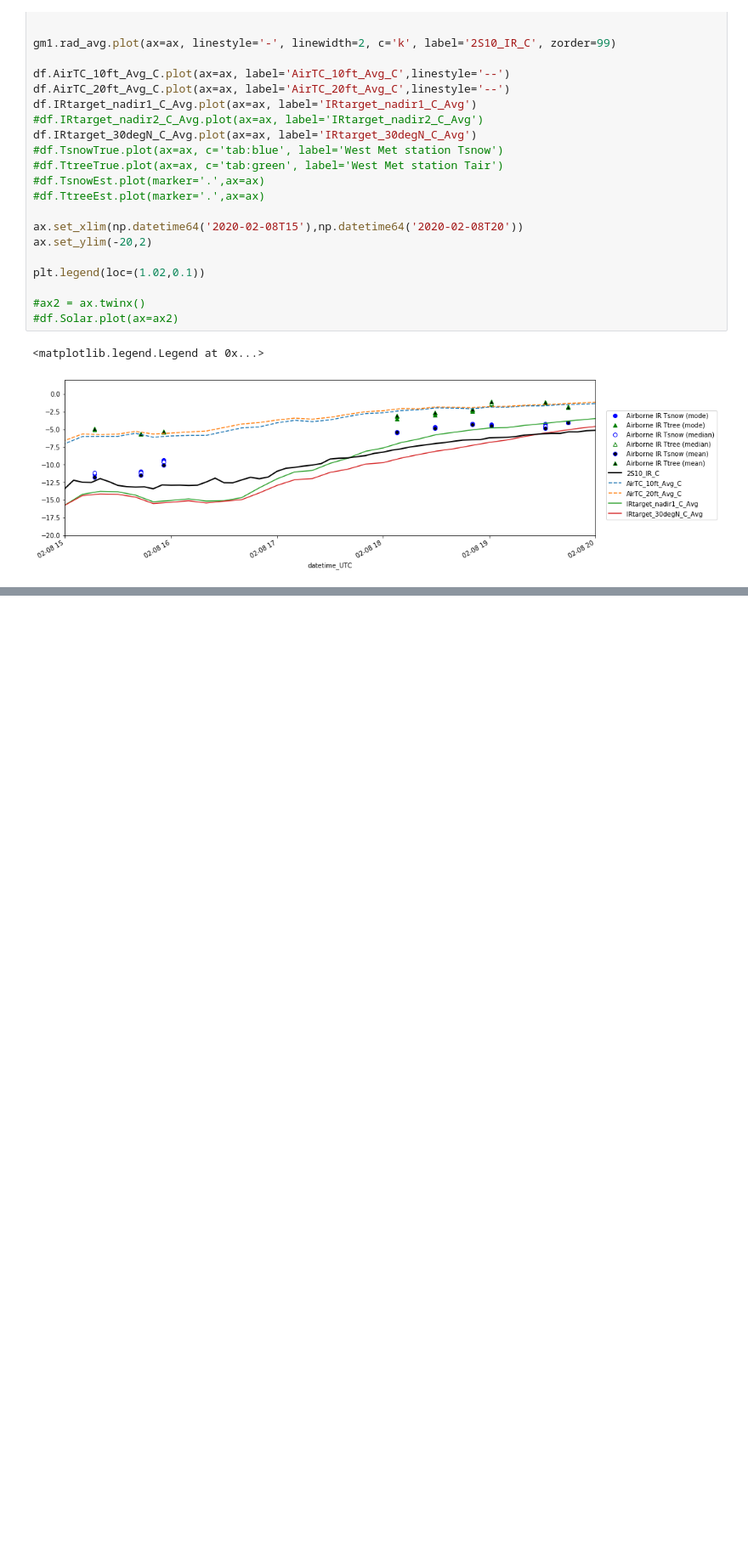
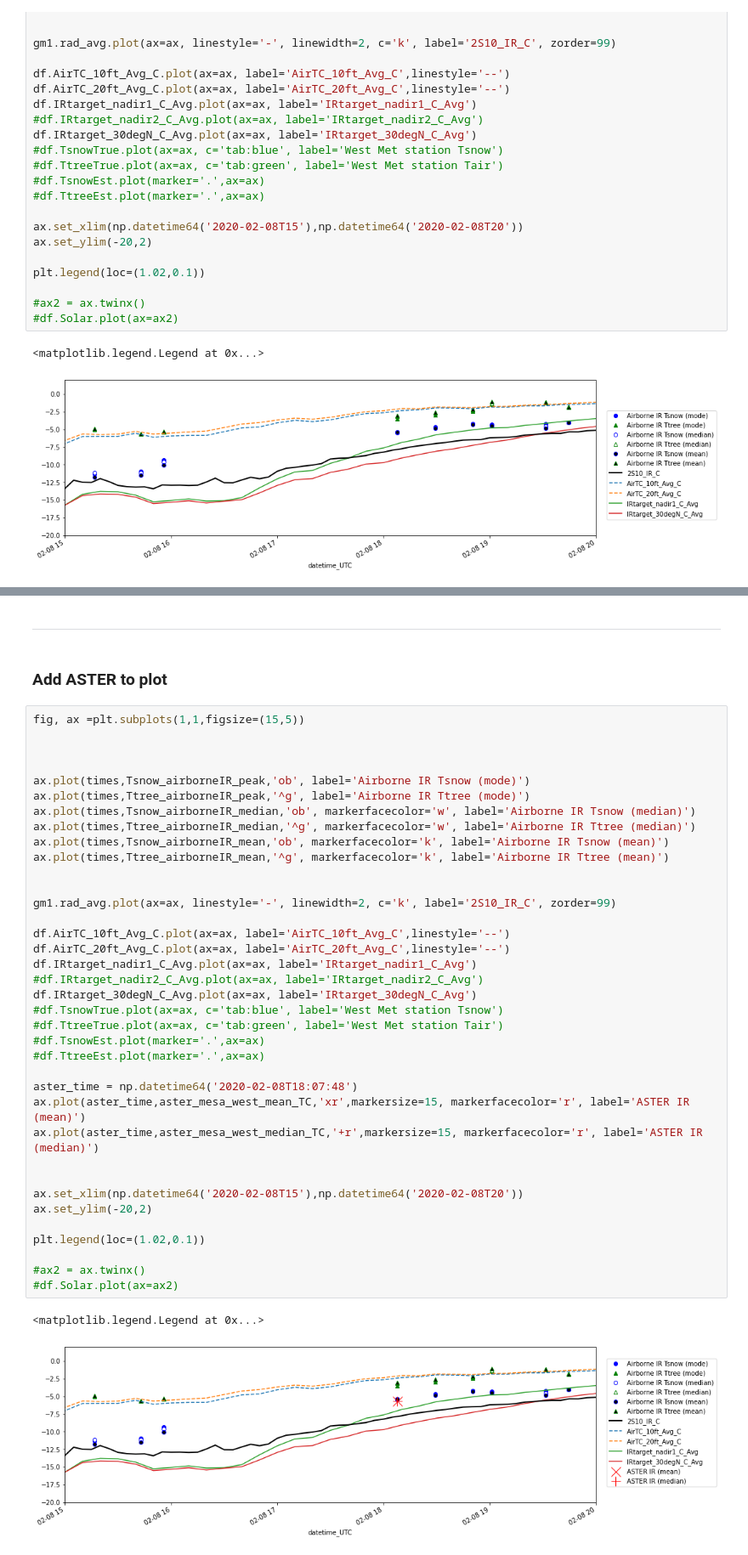
Before and after one commit to spestana/snowex2020, a Jupyter notebook: airborne_ir_feb8.ipynb, the cells around one changed output, grey strips where cells are left out. Shown at 85% size. Drawn from its saved outputs; the diff is of its cells as text; blank space fills up the shorter version.

```diff
--- a/airborne_ir_feb8.ipynb
+++ b/airborne_ir_feb8.ipynb
@@ -345,0 +439,44 @@ plt.legend(loc=(1.02,0.1))
+# %% [markdown]
+---
+# %% [markdown]
+### Add ASTER to plot
+# %%
+fig, ax =plt.subplots(1,1,figsize=(15,5))
+
+
+
+ax.plot(times,Tsnow_airborneIR_peak,'ob', label='Airborne IR Tsnow (mode)')
+ax.plot(times,Ttree_airborneIR_peak,'^g', label='Airborne IR Ttree (mode)')
+ax.plot(times,Tsnow_airborneIR_median,'ob', markerfacecolor='w', label='Airborne IR Tsnow (median)')
+ax.plot(times,Ttree_airborneIR_median,'^g', markerfacecolor='w', label='Airborne IR Ttree (median)')
+ax.plot(times,Tsnow_airborneIR_mean,'ob', markerfacecolor='k', label='Airborne IR Tsnow (mean)')
+ax.plot(times,Ttree_airborneIR_mean,'^g', markerfacecolor='k', label='Airborne IR Ttree (mean)')
+
+
+gm1.rad_avg.plot(ax=ax, linestyle='-', linewidth=2, c='k', label='2S10_IR_C', zorder=99)
+
+df.AirTC_10ft_Avg_C.plot(ax=ax, label='AirTC_10ft_Avg_C',linestyle='--')
+df.AirTC_20ft_Avg_C.plot(ax=ax, label='AirTC_20ft_Avg_C',linestyle='--')
+df.IRtarget_nadir1_C_Avg.plot(ax=ax, label='IRtarget_nadir1_C_Avg')
+#df.IRtarget_nadir2_C_Avg.plot(ax=ax, label='IRtarget_nadir2_C_Avg')
+df.IRtarget_30degN_C_Avg.plot(ax=ax, label='IRtarget_30degN_C_Avg')
+#df.TsnowTrue.plot(ax=ax, c='tab:blue', label='West Met station Tsnow')
+#df.TtreeTrue.plot(ax=ax, c='tab:green', label='West Met station Tair')
+#df.TsnowEst.plot(marker='.',ax=ax)
+#df.TtreeEst.plot(marker='.',ax=ax)
+
+aster_time = np.datetime64('2020-02-08T18:07:48')
+ax.plot(aster_time,aster_mesa_west_mean_TC,'xr',markersize=15, markerfacecolor='r', label='ASTER IR (mean)')
+ax.plot(aster_time,aster_mesa_west_median_TC,'+r',markersize=15, markerfacecolor='r', label='ASTER IR (median)')
+
+
+ax.set_xlim(np.datetime64('2020-02-08T15'),np.datetime64('2020-02-08T20'))
+ax.set_ylim(-20,2)
+
+plt.legend(loc=(1.02,0.1))
+
+#ax2 = ax.twinx()
+#df.Solar.plot(ax=ax2)
+# %% [output]
+<matplotlib.legend.Legend at 0x...>
+[figure, added]
```
Also changed, not shown: parts of 16 cells of this notebook.
